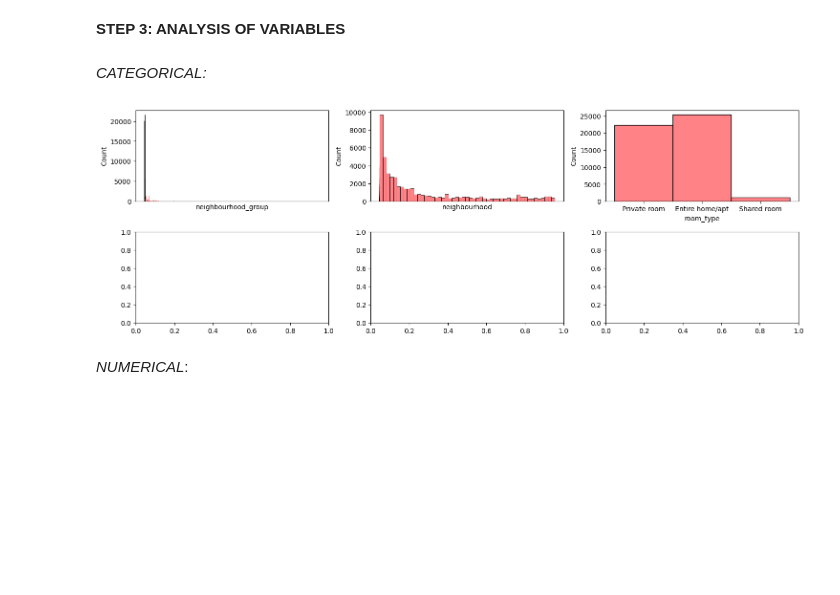
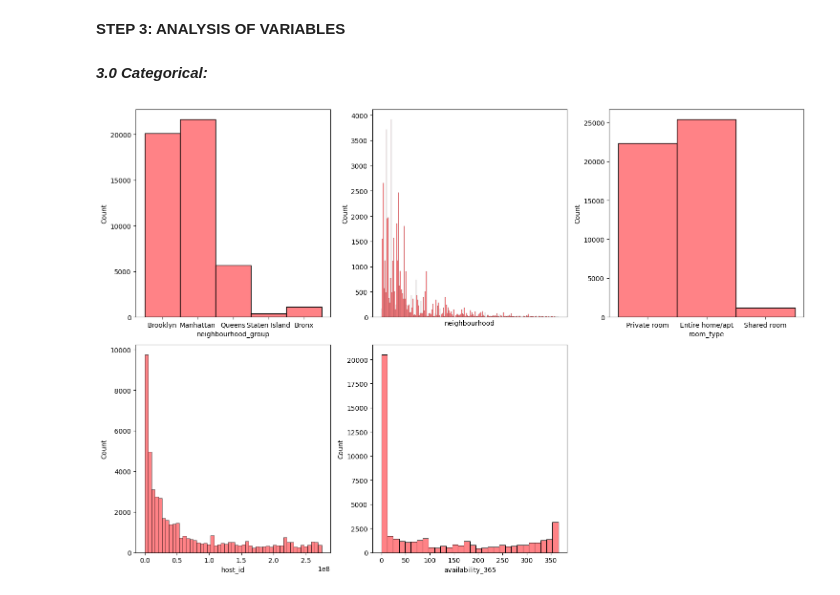
Before and after one commit to PazReumante/machine-learning-python-template, a Jupyter notebook: src/explore.ipynb, the cells around one changed output. Saved outputs shown, nothing was run; the diff lists cells and outputs as text; code cells hidden in the pictures; blank space fills up the shorter version.

```diff
--- a/src/explore.ipynb
+++ b/src/explore.ipynb
@@ -91,7 +91,7 @@ ID: 0
 # %%
 # DELETING THE IRRELEVANT INFORMATION
 
-df.drop(['name','host_name','reviews_per_month', 'latitude', 'longitude','id'], axis = 1, inplace=True)
+df.drop(['name','host_name','last_review', 'latitude', 'longitude','id','reviews_per_month'], axis = 1, inplace=True)
 df.head()
 # %% [output]
 |  | host_id | neighbourhood_group | neighbourhood | room_type | price | minimum_nights | number_of_reviews | ... |
@@ -102,28 +102,27 @@ df.head()
 | 4 | 7192 | Manhattan | East Harlem | Entire home/apt | 80 | 10 | 9 | ... |
 # %% [markdown]
 **STEP 3: ANALYSIS OF VARIABLES**
-# %% [markdown]
-*CATEGORICAL:*
+# %% [markdown]
+**_3.0 Categorical:_**
 # %%
 import seaborn as sns
 import matplotlib.pyplot as plt
 
 # Create a figure
-fig, axis = plt.subplots(2, 3, figsize=(15,5))
+fig, axis = plt.subplots(2, 3, figsize=(15,10))
 
-# Builing the plots
-sns.histplot(ax = axis[0,0], data = df, x="neighbourhood_group", color="#FF585D")
-sns.histplot(ax = axis[0,1], data = df, x="neighbourhood", color="#FF585D").set_xticks([])
-sns.histplot(ax = axis[0,2], data = df, x="room_type", color="#FF585D")
-sns.histplot(ax = axis[0,0], data = df, x="last_review", color="#FF585D").set_xticks([])
-sns.histplot(ax = axis[0,1], data = df, x="host_id", color="#FF585D")
+# Building the plots
+sns.histplot(ax=axis[0, 0], data=df, x="neighbourhood_group", color="#FF585D")
+sns.histplot(ax=axis[0, 1], data=df, x="neighbourhood", color="#FF585D").set_xticks([])
+sns.histplot(ax=axis[0, 2], data=df, x="room_type", color="#FF585D")
+sns.histplot(ax=axis[1, 0], data=df, x="host_id", color="#FF585D")
+sns.histplot(ax=axis[1, 1], data=df, x="availability_365", color="#FF585D")
+fig.delaxes(axis[1, 2])
 
-# Adjunts the layout
+# Adjust the layout
 plt.tight_layout()
 
 # Display the plot
 plt.show()
 # %% [output]
-[figure, old version]
+[figure, new version]
-# %% [markdown]
-*_NUMERICAL_*:
```
Also changed, not shown: parts of 44 cells of this notebook.
